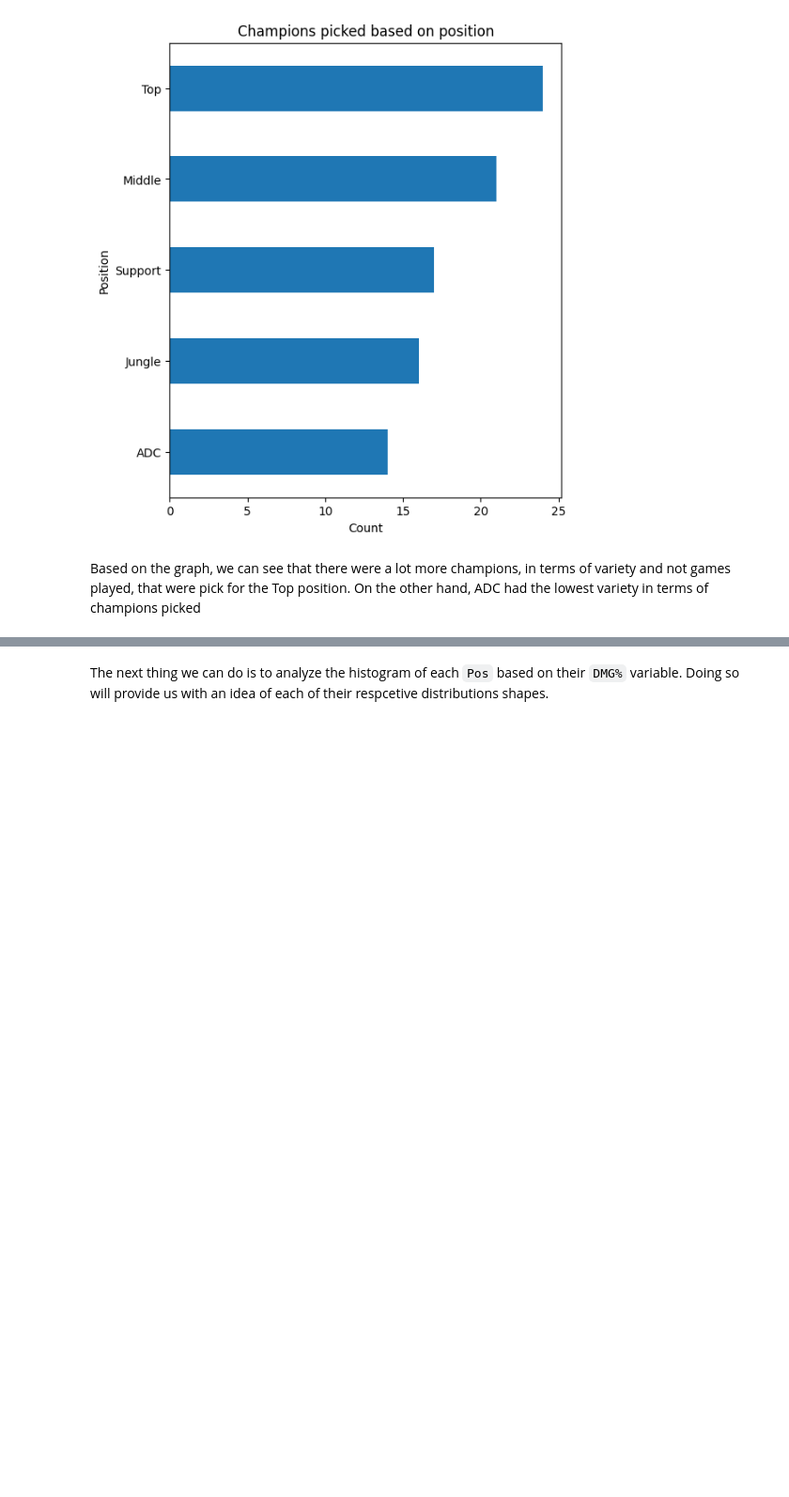
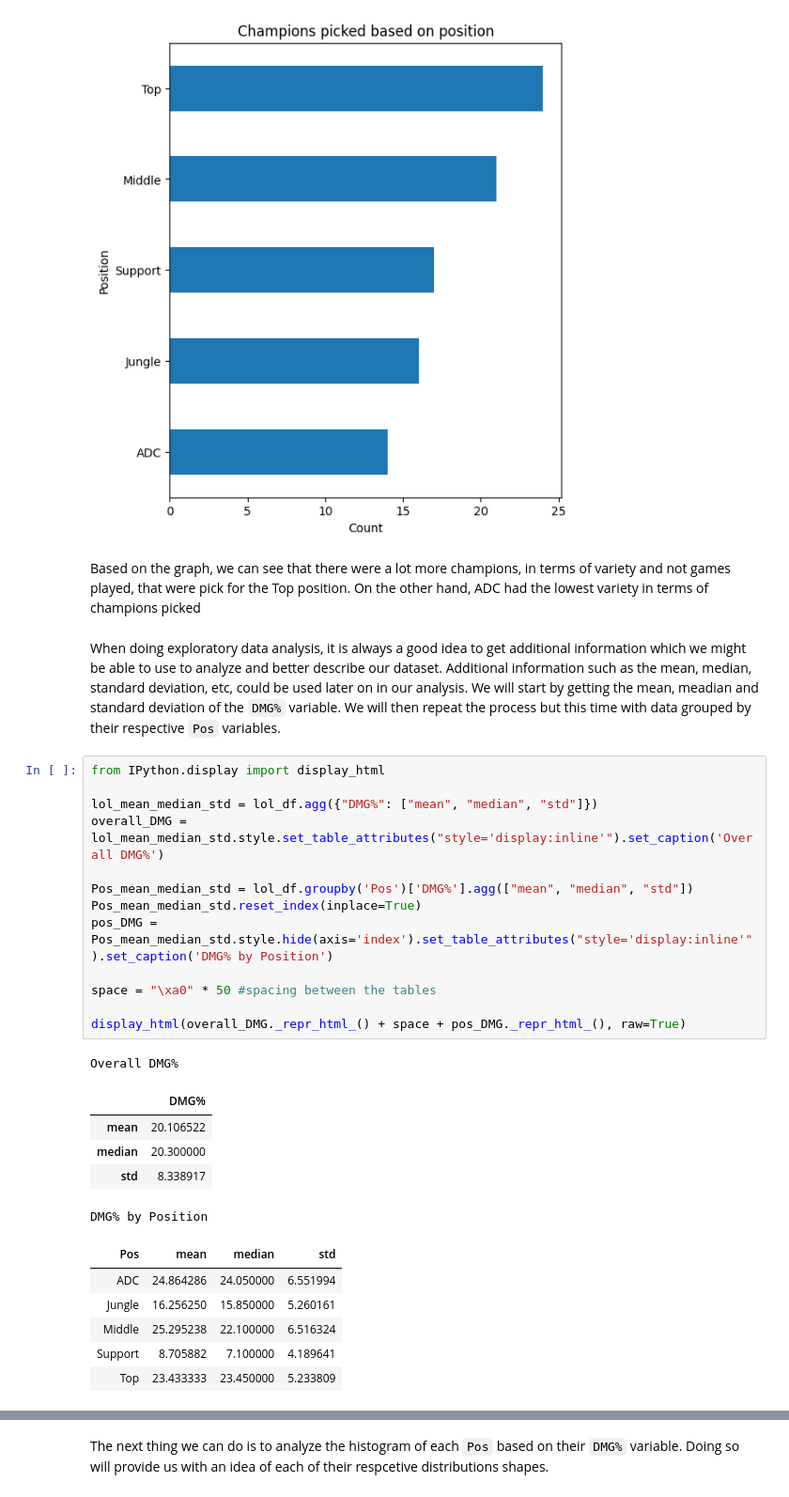
Before and after one commit to Joseph-Ano/League-of-Legends-dataset-visualization, a Jupyter notebook: S13 MCO1 Group8.ipynb, the cells around one changed output, grey strips where cells are left out. Shown at 94% size. Cells and saved outputs as stored; diff of their text form; blank space fills up the shorter version.

```diff
--- a/S13 MCO1 Group8.ipynb
+++ b/S13 MCO1 Group8.ipynb
@@ -204,3 +204,31 @@ Text(0.5, 1.0, 'Champions picked based on position')
 [figure]
 # %% [markdown]
 Based on the graph, we can see that there were a lot more champions, in terms of variety and not games played, that were pick for the Top position. On the other hand, ADC had the lowest variety in terms of champions picked
+# %% [markdown]
+When doing exploratory data analysis, it is always a good idea to get additional information which we might be able to use to analyze and better describe our dataset. Additional information such as the mean, median, standard deviation, etc, could be used later on in our analysis. We will start by getting the mean, meadian and standard deviation of the `DMG%` variable. We will then repeat the process but this time with data grouped by their respective `Pos` variables.
+# %%
+from IPython.display import display_html
+
+lol_mean_median_std = lol_df.agg({"DMG%": ["mean", "median", "std"]})
+overall_DMG = lol_mean_median_std.style.set_table_attributes("style='display:inline'").set_caption('Overall DMG%')
+
+Pos_mean_median_std = lol_df.groupby('Pos')['DMG%'].agg(["mean", "median", "std"])
+Pos_mean_median_std.reset_index(inplace=True)
+pos_DMG = Pos_mean_median_std.style.hide(axis='index').set_table_attributes("style='display:inline'").set_caption('DMG% by Position')
+
+space = "\xa0" * 50 #spacing between the tables
+
+display_html(overall_DMG._repr_html_() + space + pos_DMG._repr_html_(), raw=True)
+# %% [output]
+Overall DMG%
+|  | DMG% |
+| mean | 20.106522 |
+| median | 20.300000 |
+| std | 8.338917 |
+DMG% by Position
+| Pos | mean | median | std |
+| ADC | 24.864286 | 24.050000 | 6.551994 |
+| Jungle | 16.256250 | 15.850000 | 5.260161 |
+| Middle | 25.295238 | 22.100000 | 6.516324 |
+| Support | 8.705882 | 7.100000 | 4.189641 |
+| Top | 23.433333 | 23.450000 | 5.233809 |
```
Also changed, not shown: parts of 6 cells of this notebook.
